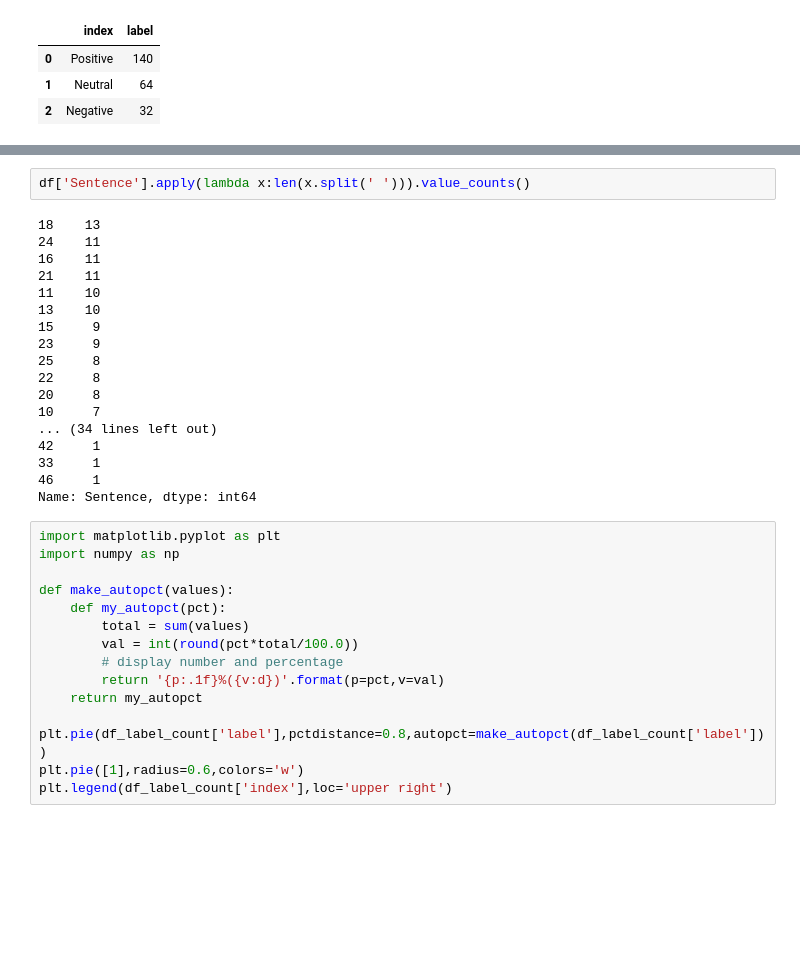
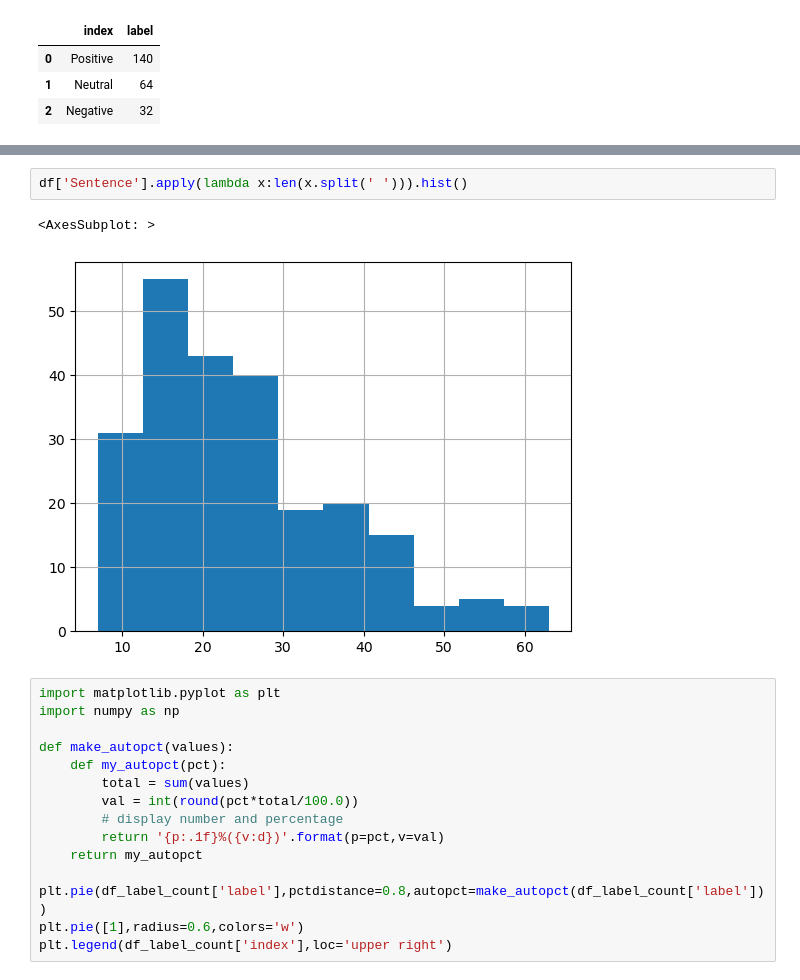
Before and after one commit to yuxueqi/sentiment_analysis, a Jupyter notebook: sentiment_analysis.ipynb, the cells around one changed output, grey strips where cells are left out. Drawn from its saved outputs; the diff is of its cells as text; blank space fills up the shorter version.

```diff
--- a/sentiment_analysis.ipynb
+++ b/sentiment_analysis.ipynb
@@ -49,23 +49,8 @@ df[['Sentence','label']].sample(10)
 # %%
-df['Sentence'].apply(lambda x:len(x.split(' '))).value_counts()
+df['Sentence'].apply(lambda x:len(x.split(' '))).hist()
 # %% [output]
-18    13
-24    11
-16    11
-21    11
-11    10
-13    10
-15     9
-23     9
-25     8
-22     8
-20     8
-10     7
-... (34 lines left out)
-42     1
-33     1
-46     1
-Name: Sentence, dtype: int64
+<AxesSubplot: >
+[figure, added]
 # %%
 import matplotlib.pyplot as plt
 import numpy as np
```
Also changed, not shown: parts of 43 cells of this notebook, 1 other file.
